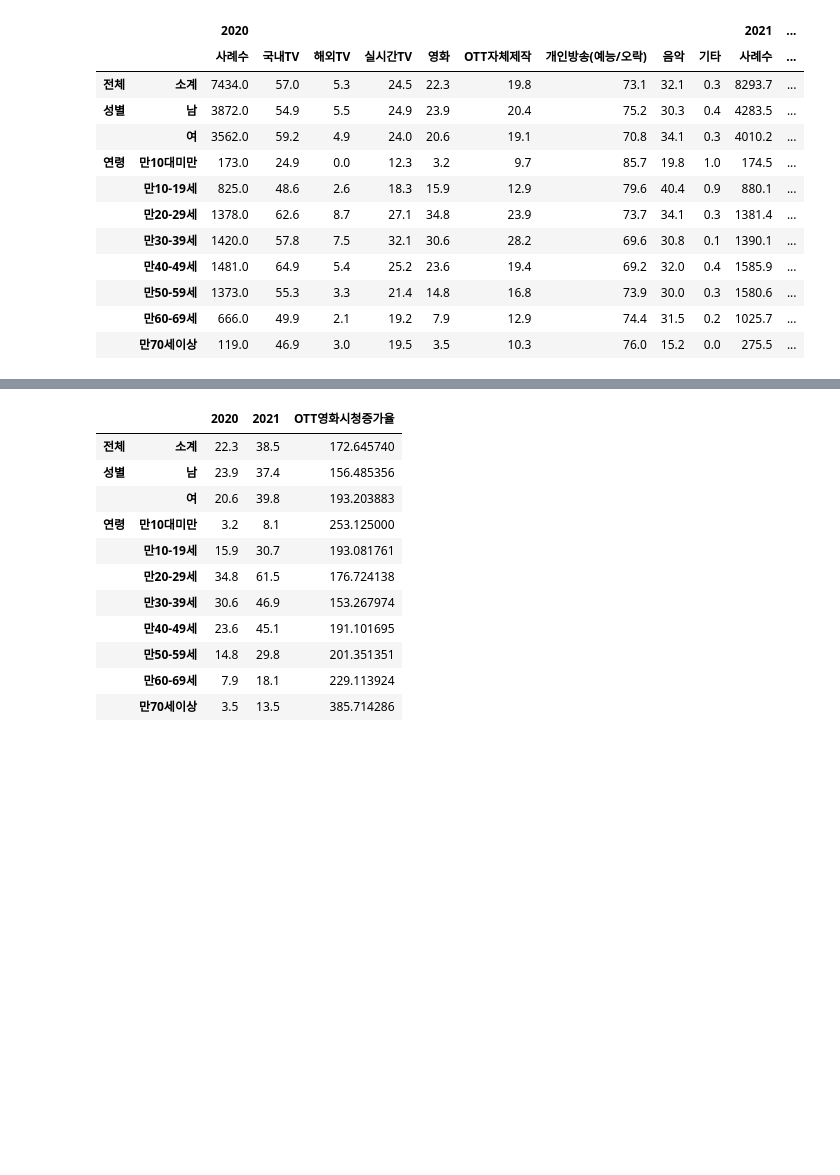
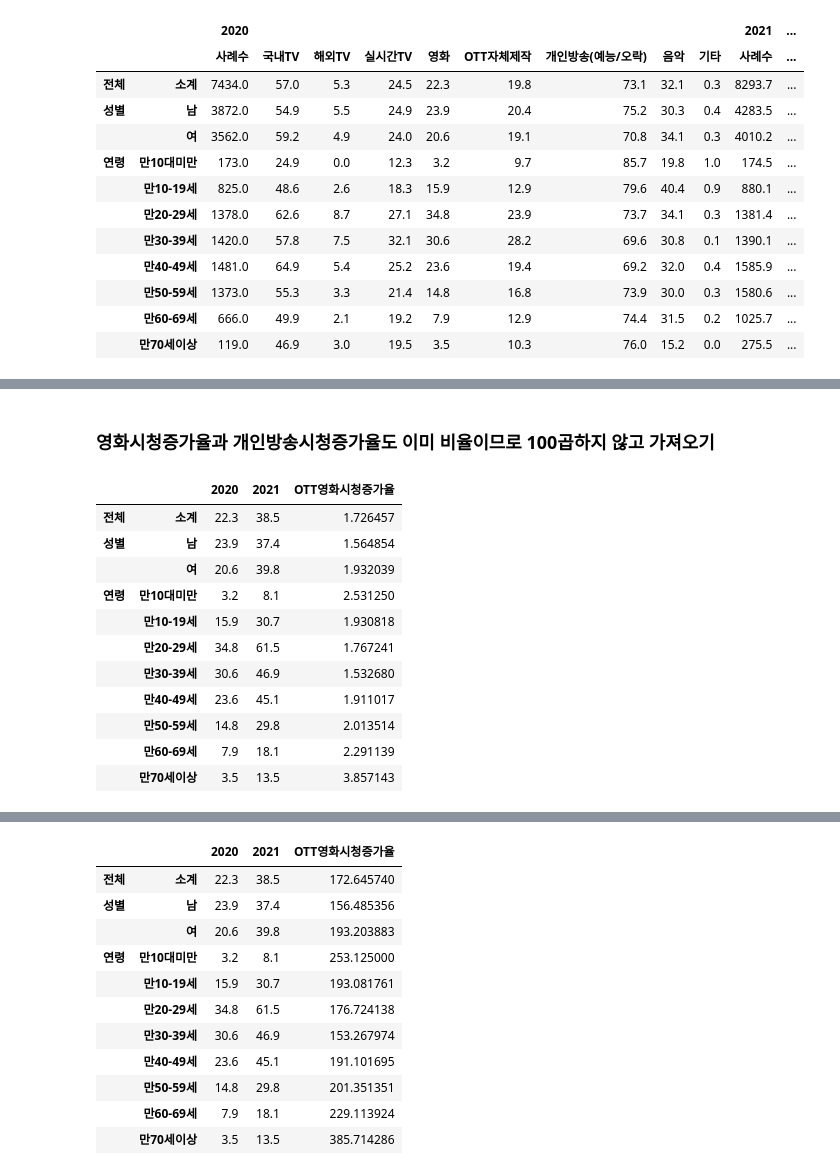
Before and after one commit to tada-data/teamproject-mid, a Jupyter notebook: 중간프로젝트데이터간단하게Review_내가확인.ipynb, the cells around one changed output, grey strips where cells are left out. Cells and saved outputs as stored; diff of their text form; code cells hidden in the pictures; blank space fills up the shorter version.

```diff
--- a/중간프로젝트데이터간단하게Review_내가확인.ipynb
+++ b/중간프로젝트데이터간단하게Review_내가확인.ipynb
@@ -48,5 +48,6 @@ OTT
 |  | 만60-69세 | 666.0 | 49.9 | 2.1 | 19.2 | 7.9 | 12.9 | 74.4 | 31.5 | 0.2 | 1025.7 | ... |
 |  | 만70세이상 | 119.0 | 46.9 | 3.0 | 19.5 | 3.5 | 10.3 | 76.0 | 15.2 | 0.0 | 275.5 | ... |
 # %%
-OTT["시청증가율"] = OTT["2021"]["사례수"]/OTT["2020"]["사례수"] *100
+#OTT["시청증가율"] = OTT["2021"]["사례수"]/OTT["2020"]["사례수"] *100
+# 사례수가 표본 수이므로 다른 자료 가져오기
 # %%
@@ -68,0 +127,2 @@ OTT
+# %% [markdown]
+### 영화시청증가율과 개인방송시청증가율도 이미 비율이므로 100곱하지 않고 가져오기
@@ -68,0 +132,17 @@ OTT
+# %%
+OTT_movie = pd.DataFrame([OTT["2020"]["영화"], OTT["2021"]["영화"]], index=["2020","2021"]).T
+OTT_movie["OTT영화시청증가율"]=OTT_movie["2021"]/OTT_movie["2020"]
+OTT_movie
+# %% [output]
+|  |  | 2020 | 2021 | OTT영화시청증가율 |
+| 전체 | 소계 | 22.3 | 38.5 | 1.726457 |
+| 성별 | 남 | 23.9 | 37.4 | 1.564854 |
+|  | 여 | 20.6 | 39.8 | 1.932039 |
+| 연령 | 만10대미만 | 3.2 | 8.1 | 2.531250 |
+|  | 만10-19세 | 15.9 | 30.7 | 1.930818 |
+|  | 만20-29세 | 34.8 | 61.5 | 1.767241 |
+|  | 만30-39세 | 30.6 | 46.9 | 1.532680 |
+|  | 만40-49세 | 23.6 | 45.1 | 1.911017 |
+|  | 만50-59세 | 14.8 | 29.8 | 2.013514 |
+|  | 만60-69세 | 7.9 | 18.1 | 2.291139 |
+|  | 만70세이상 | 3.5 | 13.5 | 3.857143 |
```
Also changed, not shown: parts of 12 cells of this notebook, 1 other file.
